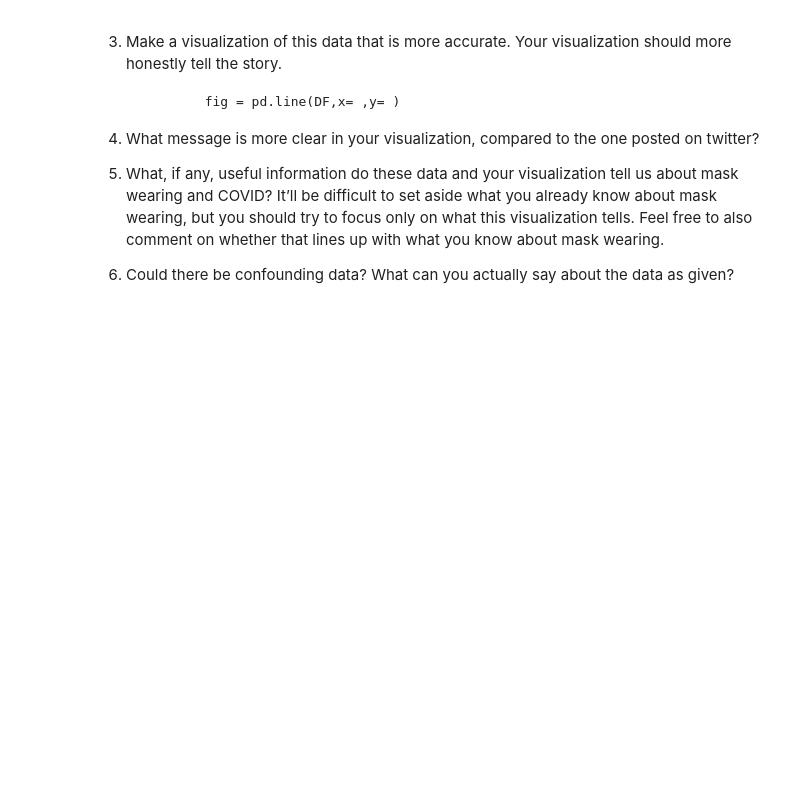
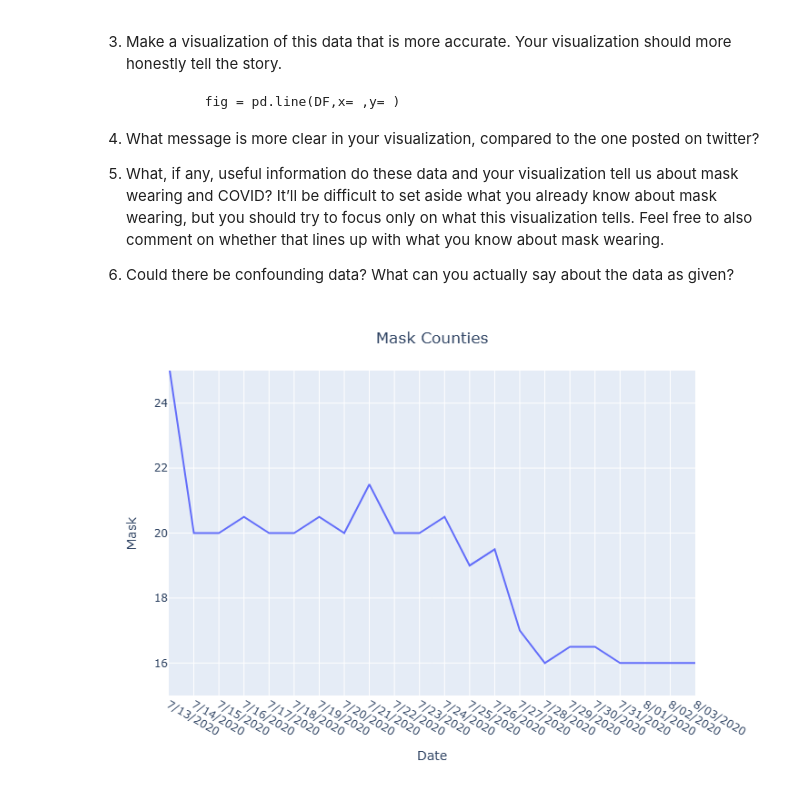
Before and after one commit to ldevries1/Day13, a Jupyter notebook: Day13-HW.ipynb, the cells around one changed output. Drawn from its saved outputs; the diff is of its cells as text; code cells hidden in the pictures; blank space fills up the shorter version.

```diff
--- a/Day13-HW.ipynb
+++ b/Day13-HW.ipynb
@@ -121,3 +139,21 @@ DF
 5. What message is more clear in your visualization, compared to the one posted on twitter?
 6. What, if any, useful information do these data and your visualization tell us about mask wearing and COVID? It’ll be difficult to set aside what you already know about mask wearing, but you should try to focus only on what this visualization tells. Feel free to also comment on whether that lines up with what you know about mask wearing.
 7. Could there be confounding data? What can you actually say about the data as given?
+# %%
+fig = px.line(DF,x='date',y='count_mask')
+
+
+
+fig.update_layout(title='Mask Counties',
+                  title_x=0.5,
+                  xaxis_title="Date",
+                  xaxis_range=["7/13/2020", "8/03/2020"],
+                  yaxis_range=["15","25"],
+                  yaxis_title="Mask",
+                  autosize=False,
+                  width=800,
+                  height=500)
+
+fig.show()
+# %% [output]
+[figure, added]
```
Also changed, not shown: parts of 6 cells of this notebook.
